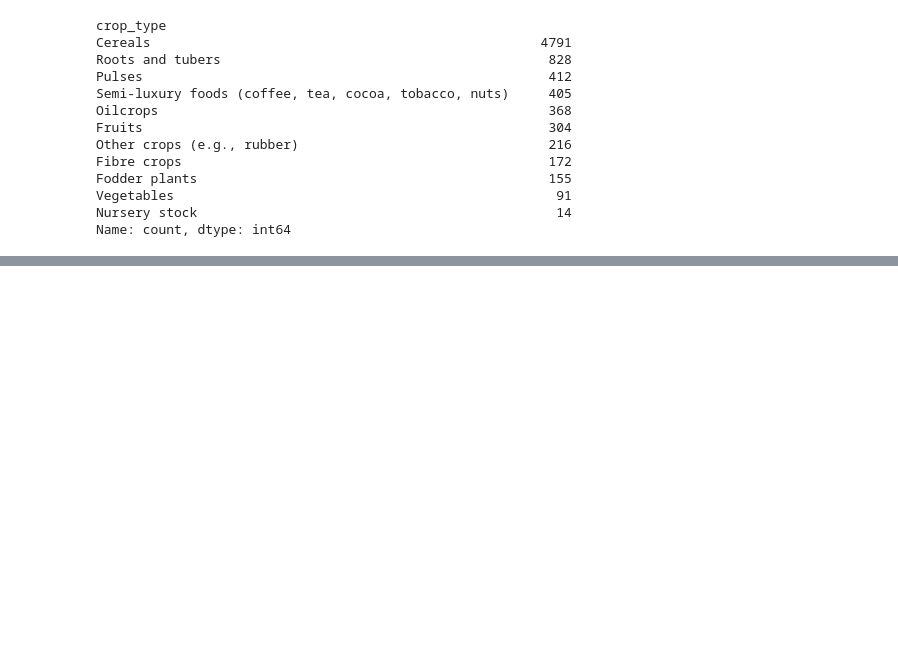
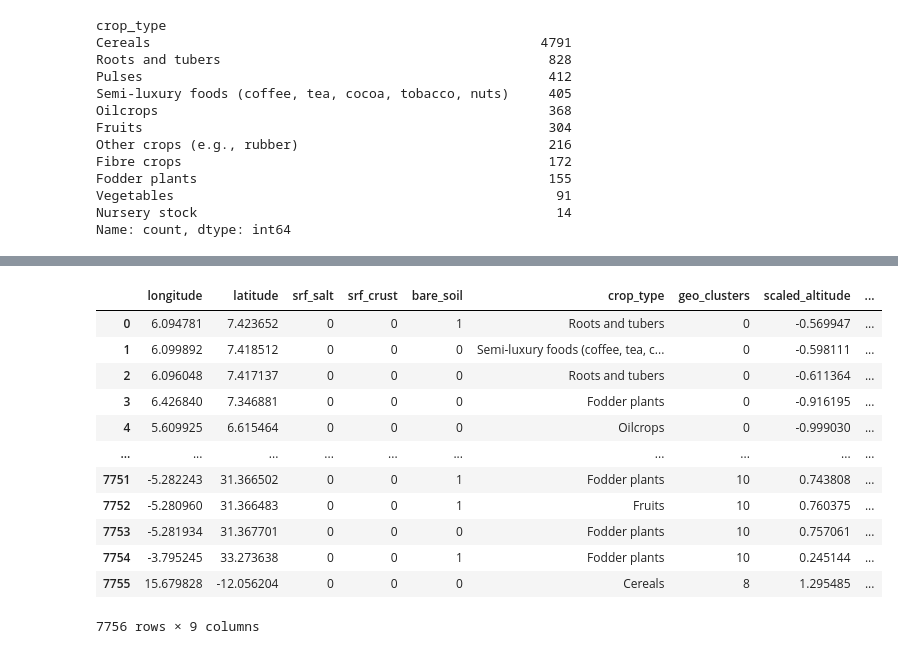
Before and after one commit to naythe10/nathan-crop-predictor-demo, a Jupyter notebook: ml_training.ipynb, the cells around one changed output, grey strips where cells are left out. Cells and saved outputs as stored; diff of their text form; code cells hidden in the pictures; blank space fills up the shorter version.

```diff
--- a/ml_training.ipynb
+++ b/ml_training.ipynb
@@ -283,3 +283,6 @@ Fodder plants                                             155
 Vegetables                                                 91
 Nursery stock                                              14
 Name: count, dtype: int64
+# %%
+df_final = df.copy()
+df_final
@@ -285,0 +303,17 @@ Name: count, dtype: int64
+# %%
+df_final.drop(columns = ['altitude'], inplace = True)
+df_final
+# %% [output]
+|  | longitude | latitude | srf_salt | srf_crust | bare_soil | crop_type | geo_clusters | scaled_altitude | ... |
+| 0 | 6.094781 | 7.423652 | 0 | 0 | 1 | Roots and tubers | 0 | -0.569947 | ... |
+| 1 | 6.099892 | 7.418512 | 0 | 0 | 0 | Semi-luxury foods (coffee, tea, c... | 0 | -0.598111 | ... |
+| 2 | 6.096048 | 7.417137 | 0 | 0 | 0 | Roots and tubers | 0 | -0.611364 | ... |
+| 3 | 6.426840 | 7.346881 | 0 | 0 | 0 | Fodder plants | 0 | -0.916195 | ... |
+| 4 | 5.609925 | 6.615464 | 0 | 0 | 0 | Oilcrops | 0 | -0.999030 | ... |
+| ... | ... | ... | ... | ... | ... | ... | ... | ... | ... |
+| 7751 | -5.282243 | 31.366502 | 0 | 0 | 1 | Fodder plants | 10 | 0.743808 | ... |
+| 7752 | -5.280960 | 31.366483 | 0 | 0 | 1 | Fruits | 10 | 0.760375 | ... |
+| 7753 | -5.281934 | 31.367701 | 0 | 0 | 0 | Fodder plants | 10 | 0.757061 | ... |
+| 7754 | -3.795245 | 33.273638 | 0 | 0 | 1 | Fodder plants | 10 | 0.245144 | ... |
+| 7755 | 15.679828 | -12.056204 | 0 | 0 | 0 | Cereals | 8 | 1.295485 | ... |
+7756 rows × 9 columns
```
Also changed, not shown: parts of 9 cells of this notebook, 1 other file.
